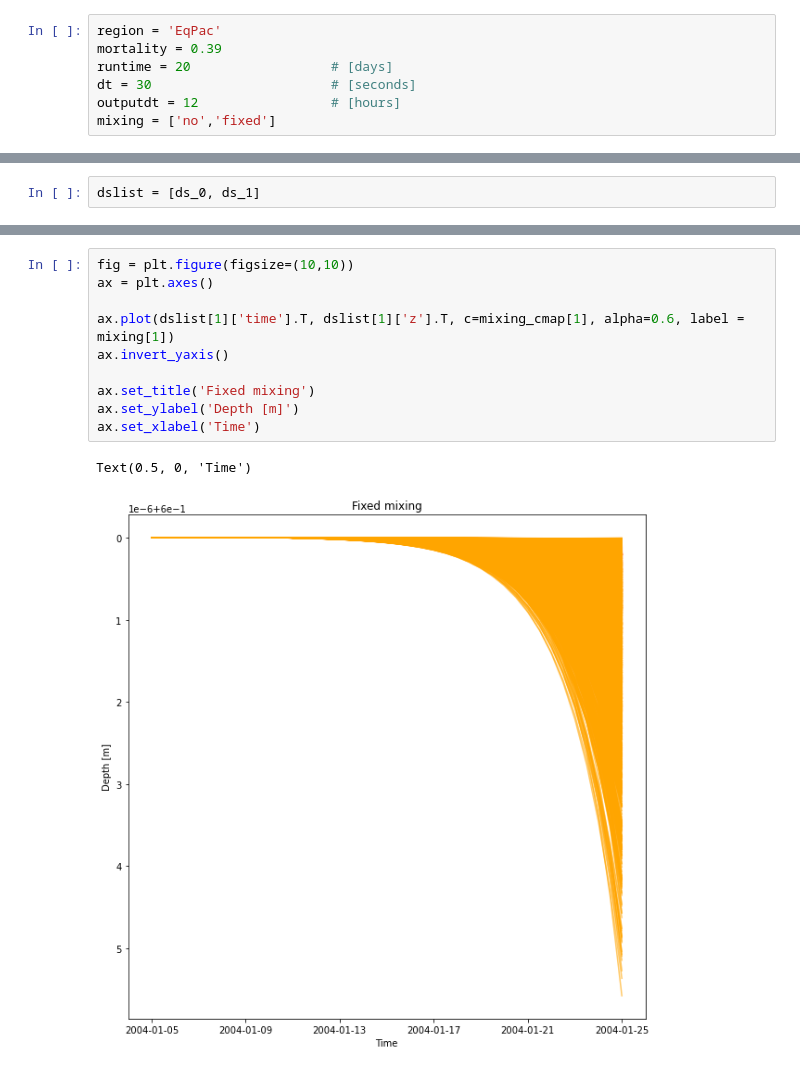
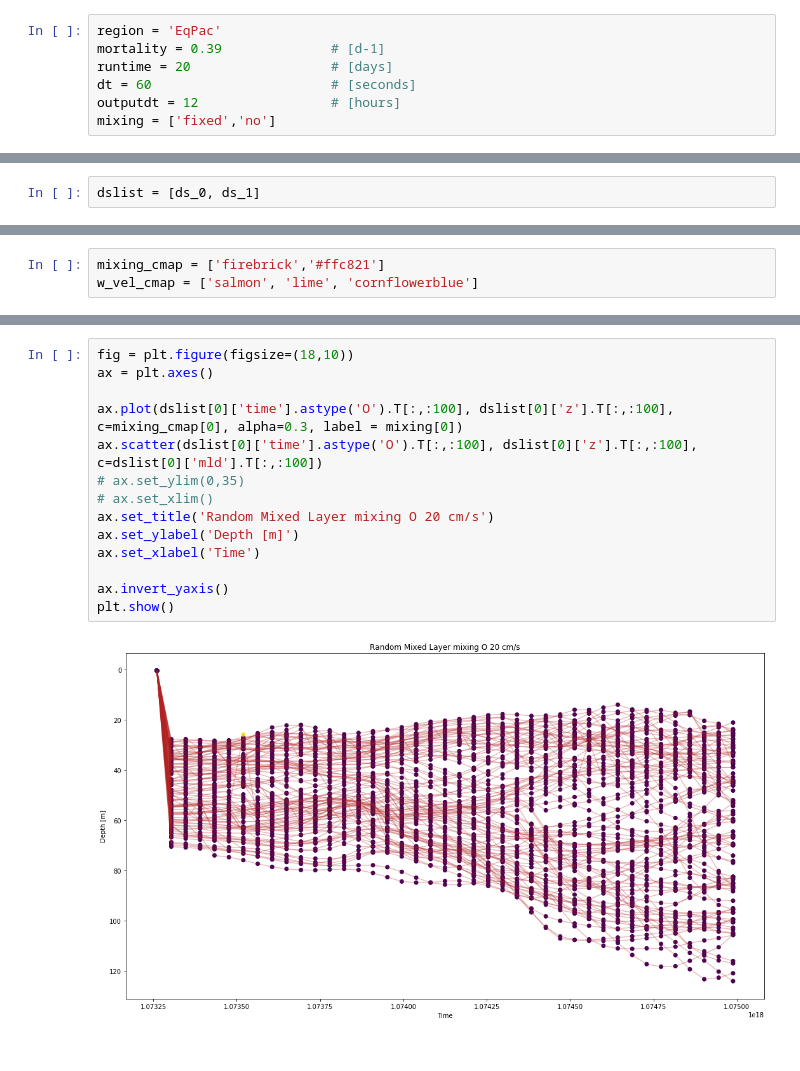
Before and after one commit to OceanParcels/biofouling_3dtransport_2, a Jupyter notebook: Analysis/Mixing.ipynb, the cells around one changed output, grey strips where cells are left out. Cells and saved outputs as stored; diff of their text form.

Commit message:
Analyze the simple mixing parameterisation and the different mortality rates

```diff
--- a/Analysis/Mixing.ipynb
+++ b/Analysis/Mixing.ipynb
@@ -8,11 +9,11 @@ from copy import copy
 datadir = '/scratch/rfischer/Kooi_data/data_output/'
 # %%
 region = 'EqPac'
-mortality = 0.39
+mortality = 0.39              # [d-1]
 runtime = 20                  # [days]
-dt = 30                       # [seconds]
+dt = 60                       # [seconds]
 outputdt = 12                 # [hours]
-mixing = ['no','fixed']
+mixing = ['fixed','no']
 # %%
 ds_0 = xr.open_dataset(datadir+'regional_'+region+'_bfadv_Jan_2004_0'+str(mortality)[2:]+'mort_'+mixing[0]+'mixing_'+str(runtime)+'days_'+str(dt)+'dtsecs_'+str(outputdt)+'hrsoutdt.nc')
 ds_1 = xr.open_dataset(datadir+'regional_'+region+'_bfadv_Jan_2004_0'+str(mortality)[2:]+'mort_'+mixing[1]+'mixing_'+str(runtime)+'days_'+str(dt)+'dtsecs_'+str(outputdt)+'hrsoutdt.nc')
@@ -23,3 +22,6 @@ mixing_cmap = ['seagreen','orange']
+# %%
+mixing_cmap = ['firebrick','#ffc821']
+w_vel_cmap = ['salmon', 'lime', 'cornflowerblue']
 # %%
 fig = plt.figure(figsize=(10,10))
 ax = plt.axes()
@@ -42,13 +48,16 @@ plt.show()
 # %%
-fig = plt.figure(figsize=(10,10))
+fig = plt.figure(figsize=(18,10))
 ax = plt.axes()
 
-ax.plot(dslist[1]['time'].T, dslist[1]['z'].T, c=mixing_cmap[1], alpha=0.6, label = mixing[1])
-ax.invert_yaxis()
-
-ax.set_title('Fixed mixing')
+ax.plot(dslist[0]['time'].astype('O').T[:,:100], dslist[0]['z'].T[:,:100], c=mixing_cmap[0], alpha=0.3, label = mixing[0])
+ax.scatter(dslist[0]['time'].astype('O').T[:,:100], dslist[0]['z'].T[:,:100], c=dslist[0]['mld'].T[:,:100])
+# ax.set_ylim(0,35)
+# ax.set_xlim()
+ax.set_title('Random Mixed Layer mixing O 20 cm/s')
 ax.set_ylabel('Depth [m]')
 ax.set_xlabel('Time')
+
+ax.invert_yaxis()
+plt.show()
 # %% [output]
-Text(0.5, 0, 'Time')
-[figure, old version]
+[figure, new version]
```
Also changed, not shown: parts of 5 cells of this notebook, 4 other files.
